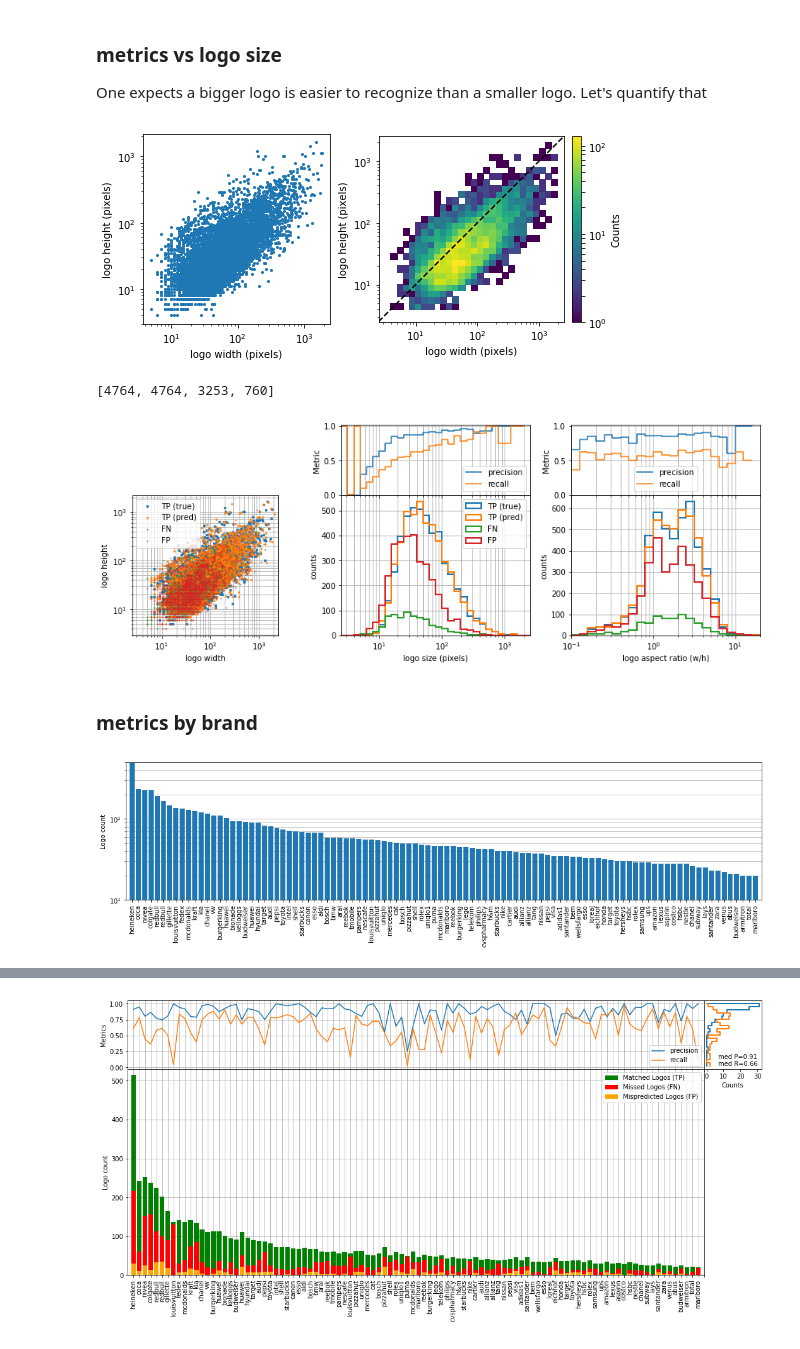
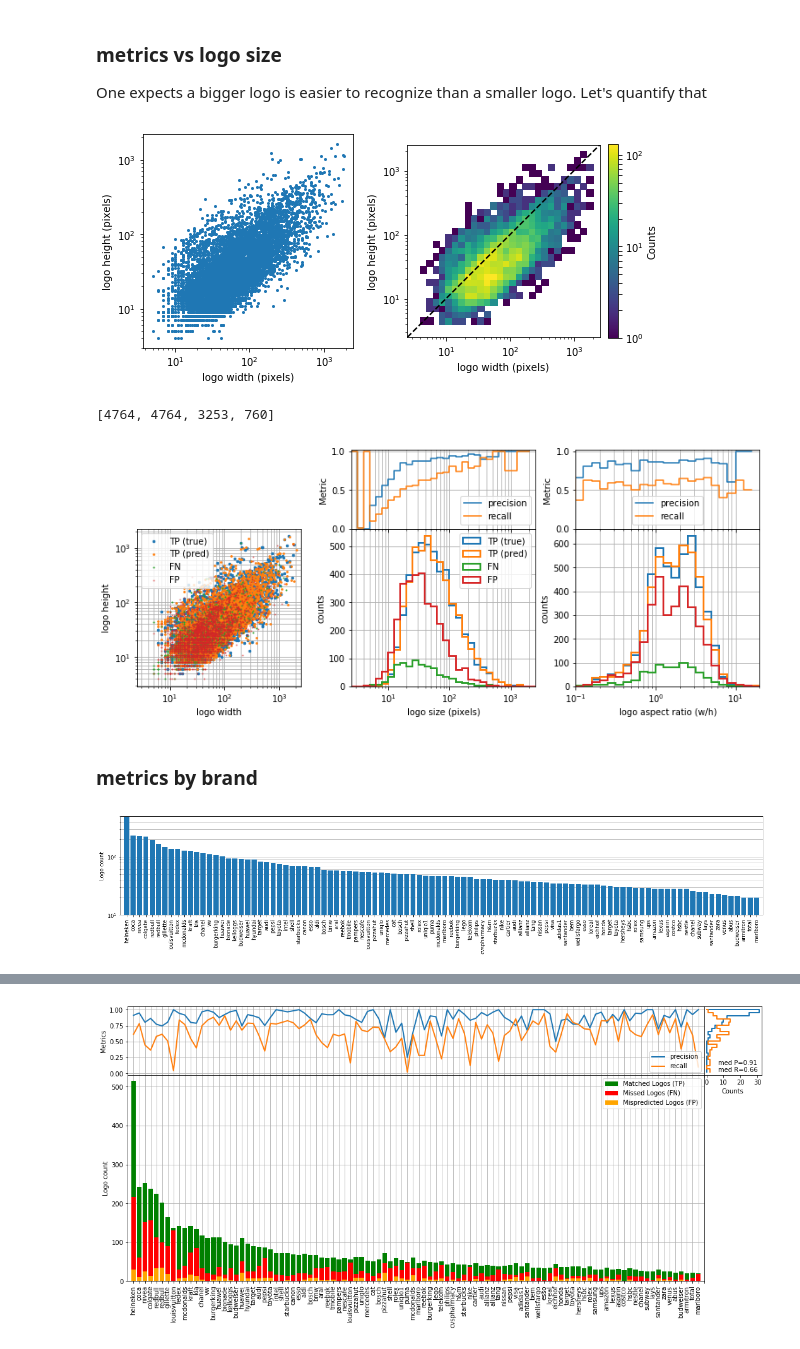
Before and after one commit to ilmonteux/logohunter, a Jupyter notebook: notebooks/visualize_metrics.ipynb, the cells around one changed output, grey strips where cells are left out. Cells and saved outputs as stored; diff of their text form; code cells hidden in the pictures.

```diff
--- a/notebooks/visualize_metrics.ipynb
+++ b/notebooks/visualize_metrics.ipynb
@@ -82,7 +82,7 @@ for i in range(len(img_list_pred)):
     for bbox in bbox_list:
         size_list.append([bbox[2]-bbox[0], bbox[3]-bbox[1]])
 # %%
-fig, axes = plt.subplots(1,2,figsize=(8,3.5))
+fig, axes = plt.subplots(1,2,figsize=(8,4))
 axes[0].scatter(*zip(*size_list), s=4)
 
 from matplotlib.colors import LogNorm
@@ -95,9 +95,10 @@ for ax in axes:
     ax.set(xscale='log', yscale='log', aspect=1, xlabel='logo width (pixels)', ylabel='logo height (pixels)')
 from mpl_toolkits.axes_grid1 import make_axes_locatable
 plt.colorbar(im, fraction=0.046, pad=0.04, label ='Counts');
+fig.tight_layout()
 plt.savefig(os.path.join(save_path,'logo_size_dist.png'))
 # %% [output]
-[figure, old version]
+[figure, new version]
 # %%
 size_tp = []
 size_fp = []
@@ -122,7 +123,7 @@ list(map(len, [size_tp, size_tp_pred, size_fn, size_fp]))
 # %% [output]
 [4764, 4764, 3253, 760]
 # %%
-fig = plt.figure(figsize=(15, 5))
+fig = plt.figure(figsize=(13, 5))
 grid = plt.GridSpec(2, 3, hspace=0., wspace=0.22, height_ratios=(1,2))
 axes = [ fig.add_subplot(grid[1:, i]) for i in range(3)]
 taxes = [ fig.add_subplot(grid[0, i+1]) for i in range(2)]
@@ -136,35 +137,35 @@ for tax, topax in enumerate(taxes):
     counts_fn, _ = np.histogram([ [np.sqrt(np.prod(s)), s[0]/s[1]][tax] for s in size_fn], bins=bins)
 
     topax.step(bins[:-1], np.divide(counts_tp+0.01, counts_fp + counts_tp+0.01), label='precision')
     topax.step(bins[:-1], np.divide(counts_tp+0.01, counts_fn + counts_tp+0.01), label='recall')
     topax.set(xscale='log', ylim=[0.,1.02], ylabel='Metric', xlim=[bins[0],bins[-1]])
     topax.grid(which='both')
     topax.set_xticklabels([])
     topax.legend()
     iax=tax
     xlabel = 'logo {}'.format(['size (pixels)', 'aspect ratio (w/h)'][iax])
     axes[iax+1].set(xscale='log', xlabel=xlabel, ylabel='counts', xlim=[bins[0],bins[-1]])
 
 for i in range(4):
     size = [size_tp, size_tp_pred, size_fp, size_fn][i]
     label = labels[i]
 
     axes[0].scatter(*zip(*size), s=[6,3,1,1][i], alpha=[1,1,1,.5][i], label=labels[i])
     axes[0].set(xscale='log', yscale='log', aspect=1, xlabel='logo width', ylabel='logo height', xlim=[bins_s[0],bins_s[-1]])
     axes[0].legend()
 
     axes[1].hist([ np.sqrt(np.prod(s)) for s in size], bins=bins_s, lw=2, histtype='step', label=label)
     axes[1].legend()
 
     axes[2].hist([ s[0]/s[1] for s in size], bins=bins_ar, lw=2, histtype='step', label=label)
 
 for ax in axes:
     ax.set_axisbelow(True)
     ax.grid(which='both')
 
-plt.savefig(os.path.join(save_path,'logo_size_metrics.png'))
+plt.savefig(os.path.join(save_path,'logo_size_metrics.png'), bbox_inches='tight')
 # %% [output]
-[figure, old version]
+[figure, new version]
 # %% [markdown]
 ### metrics by brand
 # %%
@@ -193,9 +194,11 @@ ax.set(xlim=(-1,n_plot), ylim = [10,500], yscale='log', ylabel='Logo count');
 plt.xticks(rotation=90);
 ax.set_axisbelow(True)
 ax.grid(which='both', axis='y')
+
+fig.tight_layout()
 plt.savefig(os.path.join(save_path,'logo_brands_dist.png'))
 # %% [output]
-[figure, old version]
+[figure, new version]
 # %%
 bbox_brand_list = {}
 for brand_id, count in top_brands:
```
Also changed, not shown: parts of 2 cells of this notebook, 5 other files.
